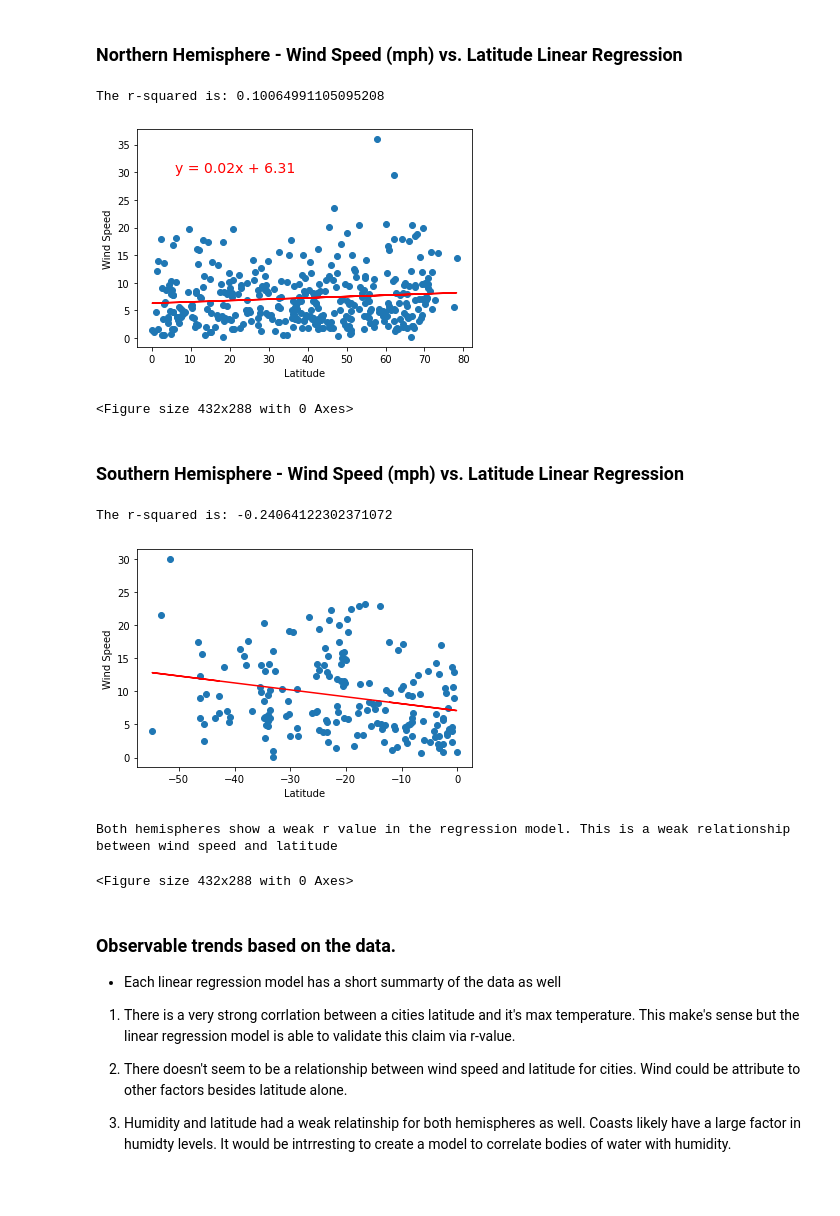
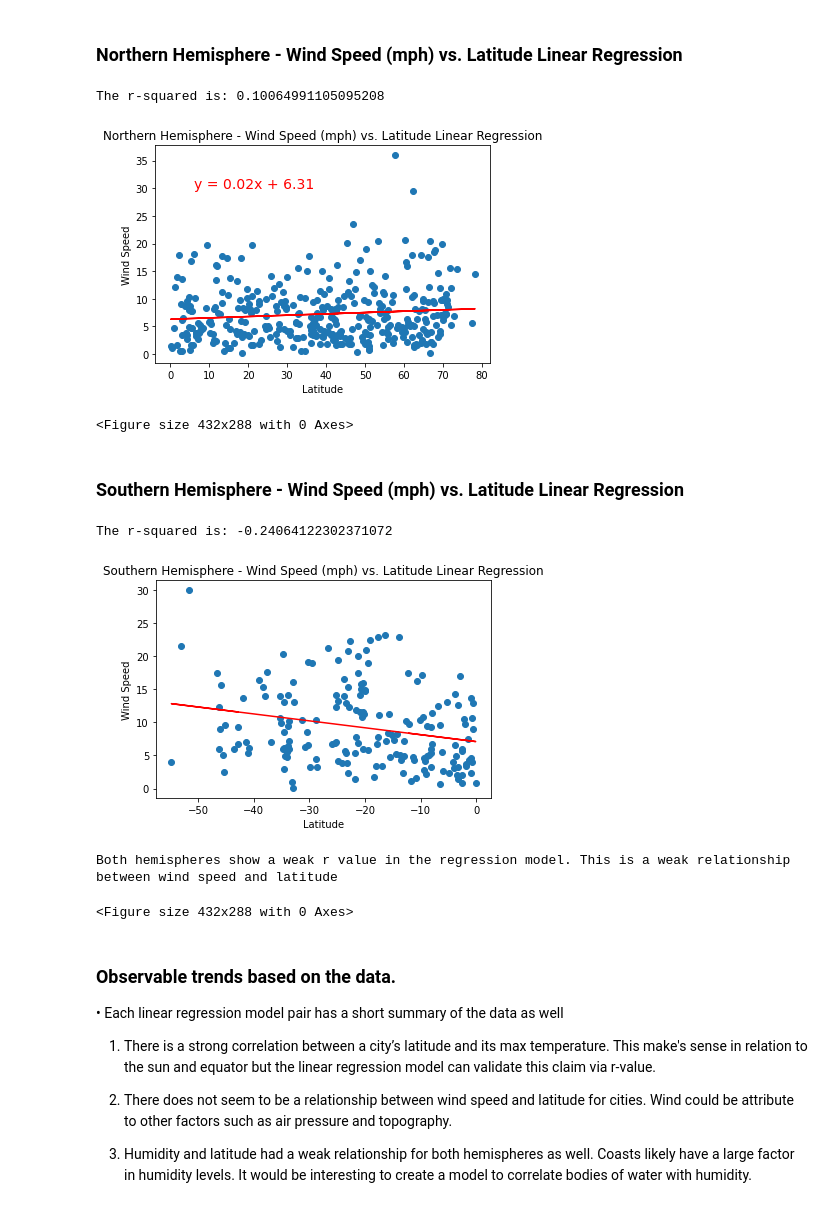
Before and after one commit to GStout17/python-api-challenge, a Jupyter notebook: WeatherPy/WeatherPy.ipynb, the cells around one changed output. Drawn from its saved outputs; the diff is of its cells as text; code cells hidden in the pictures.

```diff
--- a/WeatherPy/WeatherPy.ipynb
+++ b/WeatherPy/WeatherPy.ipynb
@@ -401,18 +434,20 @@ The northern hemisphere shows an extremly strong correlation between cloudiness
 # %% [markdown]
 ### Northern Hemisphere - Wind Speed (mph) vs. Latitude Linear Regression
 # %%
+plt.title("Northern Hemisphere - Wind Speed (mph) vs. Latitude Linear Regression")
 x_values = northlat_df["Latitude"]
 y_values = northlat_df["Wind Speed"]
 plot_linear_regression(x_values,y_values,'Wind Speed',(6,30))
 
 plt.savefig('northern_wind_lat')
 # %% [output]
 The r-squared is: 0.10064991105095208
-[figure, old version]
+[figure, new version]
 <Figure size 432x288 with 0 Axes>
 # %% [markdown]
 ### Southern Hemisphere - Wind Speed (mph) vs. Latitude Linear Regression
 # %%
+plt.title("Southern Hemisphere - Wind Speed (mph) vs. Latitude Linear Regression")
 x_values = southlat_df["Latitude"]
 y_values = southlat_df["Wind Speed"]
 plot_linear_regression(x_values,y_values,'Wind Speed',(6,30))
@@ -422,15 +457,15 @@ plt.savefig('southern_wind_lat')
 print("Both hemispheres show a weak r value in the regression model. This is a weak relationship between wind speed and latitude")
 # %% [output]
 The r-squared is: -0.24064122302371072
-[figure, old version]
+[figure, new version]
 Both hemispheres show a weak r value in the regression model. This is a weak relationship between wind speed and latitude
 <Figure size 432x288 with 0 Axes>
 # %% [markdown]
 ### Observable trends based on the data.
-- Each linear regression model has a short summarty of the data as well
+•	Each linear regression model pair has a short summary of the data as well
 
-1) There is a very strong corrlation between a cities latitude and it's max temperature. This make's sense but the linear regression model is able to validate this claim via r-value.
+1) There is a strong correlation between a city’s latitude and its max temperature. This make's sense in relation to the sun and equator but the linear regression model can validate this claim via r-value.
 
-2) There doesn't seem to be a relationship between wind speed and latitude for cities. Wind could be attribute to other factors besides latitude alone.
+2) There does not seem to be a relationship between wind speed and latitude for cities. Wind could be attribute to other factors such as air pressure and topography.
 
-3) Humidity and latitude had a weak relatinship for both hemispheres as well. Coasts likely have a large factor in humidty levels. It would be intrresting to create a model to correlate bodies of water with humidity.
+3) Humidity and latitude had a weak relationship for both hemispheres as well. Coasts likely have a large factor in humidity levels. It would be interesting to create a model to correlate bodies of water with humidity.
```
Also changed, not shown: parts of 9 cells of this notebook, 5 other files.
